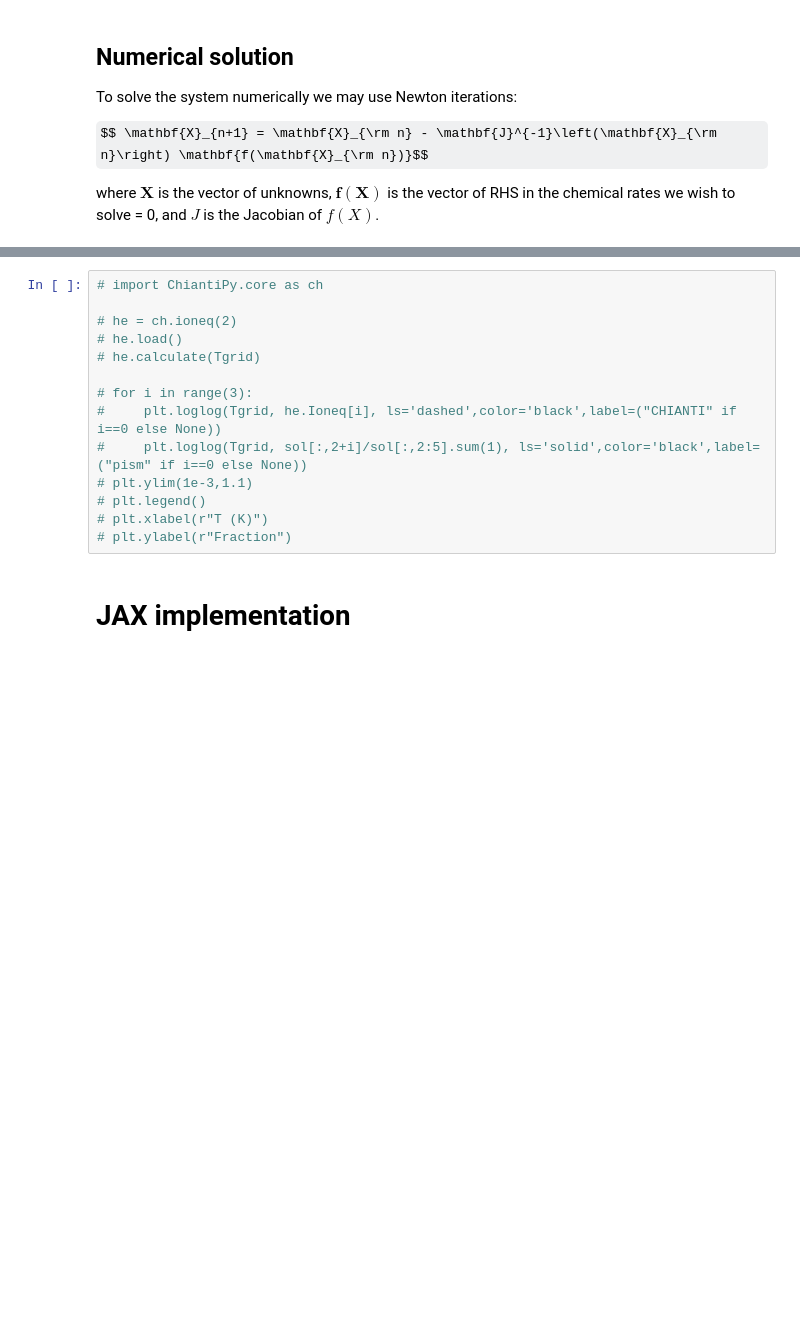
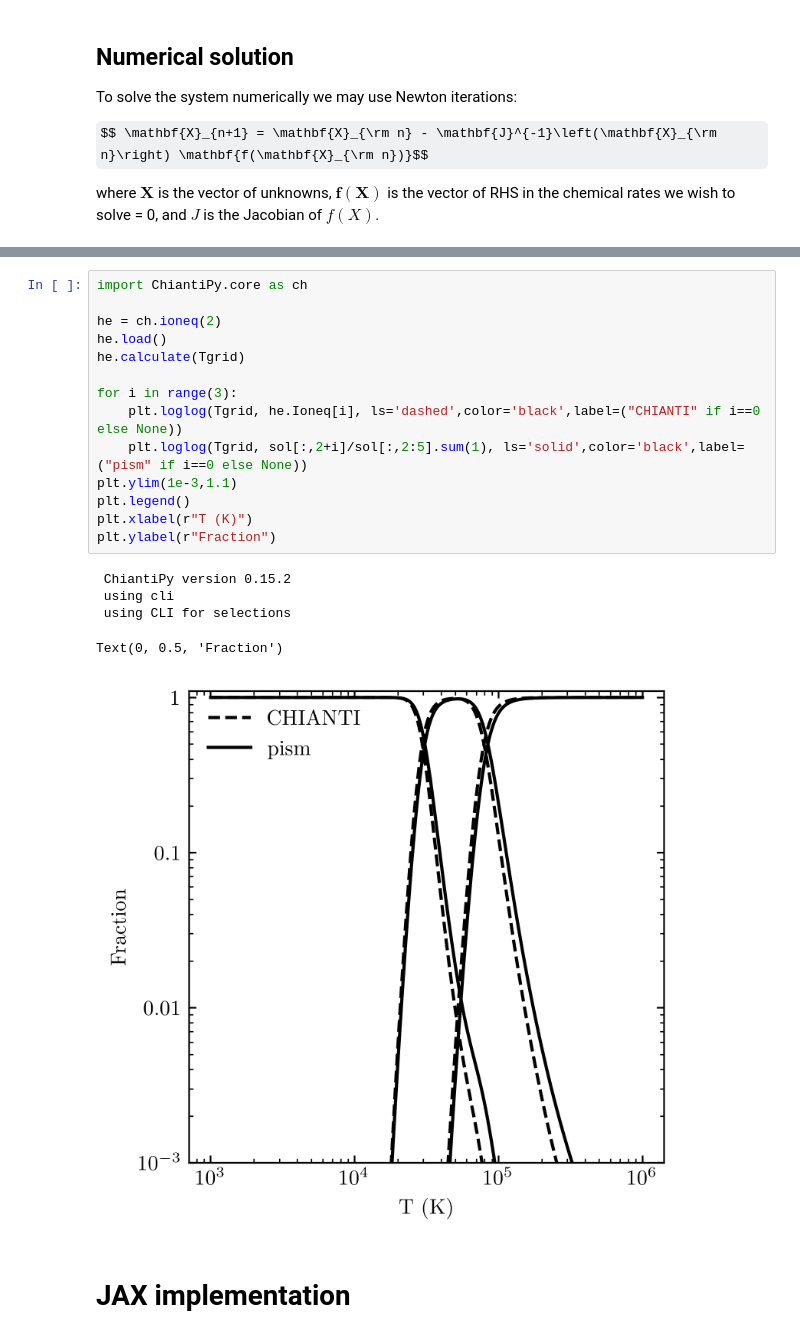
Before and after one commit to mikegrudic/pism, a Jupyter notebook: examples/CIE.ipynb, the cells around one changed output, grey strips where cells are left out. Saved outputs shown, nothing was run; the diff lists cells and outputs as text; some formulas as TeX source; blank space fills up the shorter version.

```diff
--- a/examples/CIE.ipynb
+++ b/examples/CIE.ipynb
@@ -214,17 +218,23 @@ plt.legend()
 # %%
-# import ChiantiPy.core as ch
+import ChiantiPy.core as ch
 
-# he = ch.ioneq(2)
-# he.load()
-# he.calculate(Tgrid)
+he = ch.ioneq(2)
+he.load()
+he.calculate(Tgrid)
 
-# for i in range(3):
-#     plt.loglog(Tgrid, he.Ioneq[i], ls='dashed',color='black',label=("CHIANTI" if i==0 else None))
-#     plt.loglog(Tgrid, sol[:,2+i]/sol[:,2:5].sum(1), ls='solid',color='black',label=("pism" if i==0 else None))
-# plt.ylim(1e-3,1.1)
-# plt.legend()
-# plt.xlabel(r"T (K)")
-# plt.ylabel(r"Fraction")
+for i in range(3):
+    plt.loglog(Tgrid, he.Ioneq[i], ls='dashed',color='black',label=("CHIANTI" if i==0 else None))
+    plt.loglog(Tgrid, sol[:,2+i]/sol[:,2:5].sum(1), ls='solid',color='black',label=("pism" if i==0 else None))
+plt.ylim(1e-3,1.1)
+plt.legend()
+plt.xlabel(r"T (K)")
+plt.ylabel(r"Fraction")
+# %% [output]
+ ChiantiPy version 0.15.2
+ using cli
+ using CLI for selections
+Text(0, 0.5, 'Fraction')
+[figure, added]
 # %% [markdown]
 # JAX implementation
 # %%
```
Also changed, not shown: parts of 6 cells of this notebook, 1 other file.
